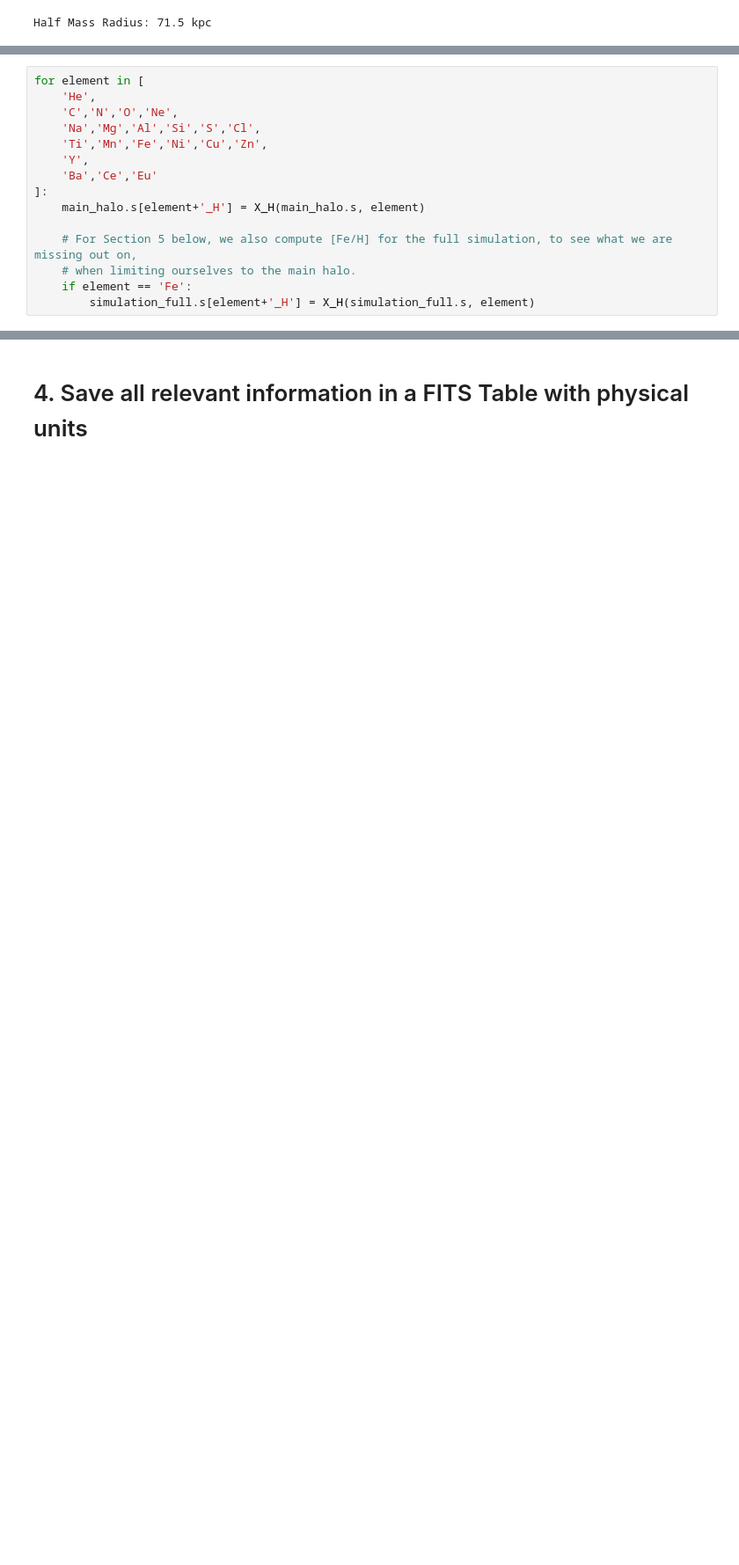
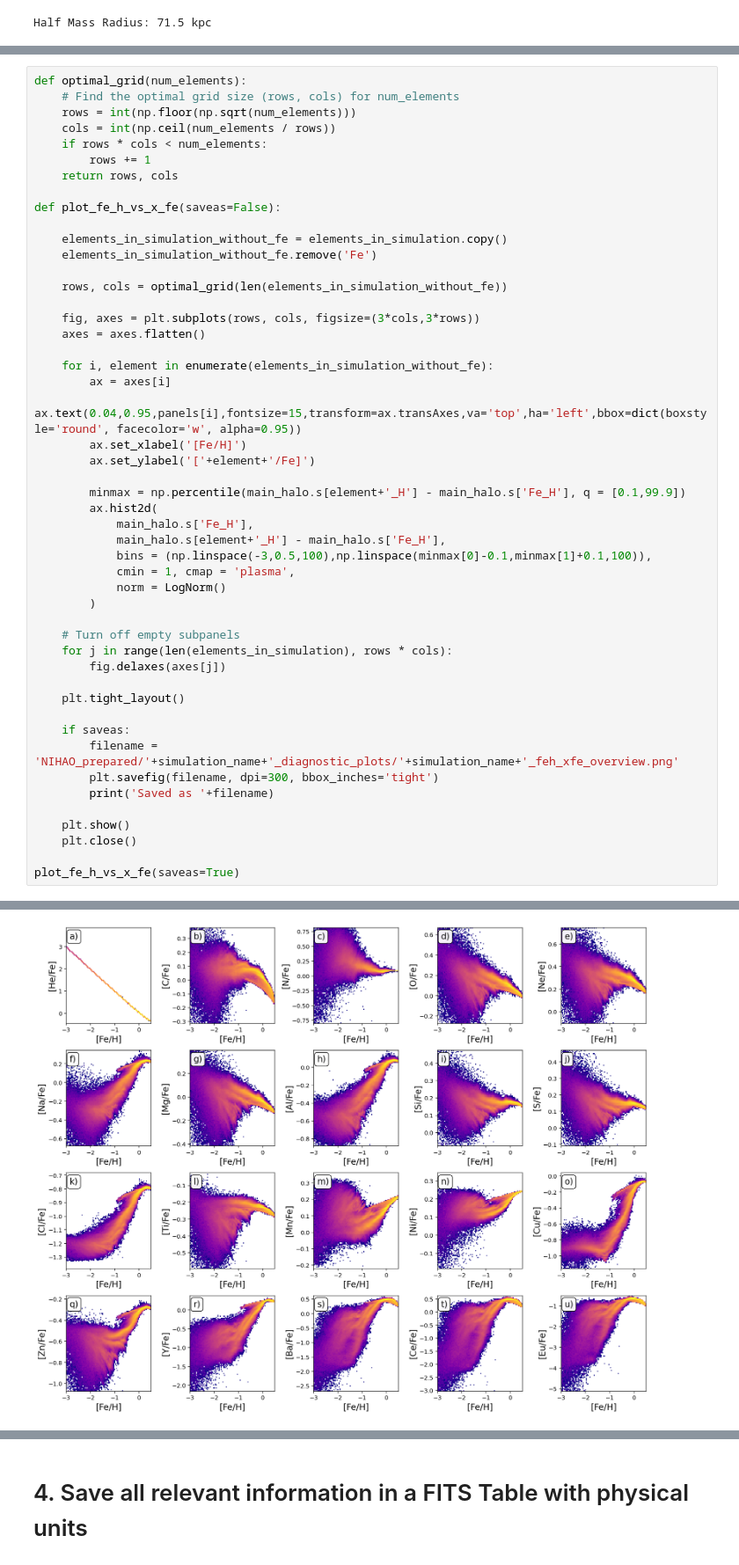
Before and after one commit to svenbuder/preparing_NIHAO, a Jupyter notebook: NIHAO_preparation.ipynb, the cells around one changed output, grey strips where cells are left out. Shown at 88% size. Drawn from its saved outputs; the diff is of its cells as text; blank space fills up the shorter version.

```diff
--- a/NIHAO_preparation.ipynb
+++ b/NIHAO_preparation.ipynb
@@ -283,15 +301,0 @@ def X_H(self, element, minimum_X_H = -5.0):
-# %%
-for element in [
-    'He',
-    'C','N','O','Ne',
-    'Na','Mg','Al','Si','S','Cl',
-    'Ti','Mn','Fe','Ni','Cu','Zn',
-    'Y',
-    'Ba','Ce','Eu'
-]:
-    main_halo.s[element+'_H'] = X_H(main_halo.s, element)
-
-    # For Section 5 below, we also compute [Fe/H] for the full simulation, to see what we are missing out on,
-    # when limiting ourselves to the main halo.
-    if element == 'Fe':
-        simulation_full.s[element+'_H'] = X_H(simulation_full.s, element)
@@ -297,0 +388,50 @@ for element in [
+# %%
+def optimal_grid(num_elements):
+    # Find the optimal grid size (rows, cols) for num_elements
+    rows = int(np.floor(np.sqrt(num_elements)))
+    cols = int(np.ceil(num_elements / rows))
+    if rows * cols < num_elements:
+        rows += 1
+    return rows, cols
+
+def plot_fe_h_vs_x_fe(saveas=False):
+
+    elements_in_simulation_without_fe = elements_in_simulation.copy()
+    elements_in_simulation_without_fe.remove('Fe')
+
+    rows, cols = optimal_grid(len(elements_in_simulation_without_fe))
+
+    fig, axes = plt.subplots(rows, cols, figsize=(3*cols,3*rows))
+    axes = axes.flatten()
+
+    for i, element in enumerate(elements_in_simulation_without_fe):
+        ax = axes[i]
+        ax.text(0.04,0.95,panels[i],fontsize=15,transform=ax.transAxes,va='top',ha='left',bbox=dict(boxstyle='round', facecolor='w', alpha=0.95))
+        ax.set_xlabel('[Fe/H]')
+        ax.set_ylabel('['+element+'/Fe]')
+
+        minmax = np.percentile(main_halo.s[element+'_H'] - main_halo.s['Fe_H'], q = [0.1,99.9])
+        ax.hist2d(
+            main_halo.s['Fe_H'],
+            main_halo.s[element+'_H'] - main_halo.s['Fe_H'],
+            bins = (np.linspace(-3,0.5,100),np.linspace(minmax[0]-0.1,minmax[1]+0.1,100)),
+            cmin = 1, cmap = 'plasma',
+            norm = LogNorm()
+        )
+
+    # Turn off empty subpanels
+    for j in range(len(elements_in_simulation), rows * cols):
+        fig.delaxes(axes[j])
+
+    plt.tight_layout()
+
+    if saveas:
+        filename = 'NIHAO_prepared/'+simulation_name+'_diagnostic_plots/'+simulation_name+'_feh_xfe_overview.png'
+        plt.savefig(filename, dpi=300, bbox_inches='tight')
+        print('Saved as '+filename)
+
+    plt.show()
+    plt.close()
+
+plot_fe_h_vs_x_fe(saveas=True)
+# %% [output]
@@ -297,0 +439 @@ for element in [
+[figure, added]
```
Also changed, not shown: parts of 15 cells of this notebook, 15 other files.
